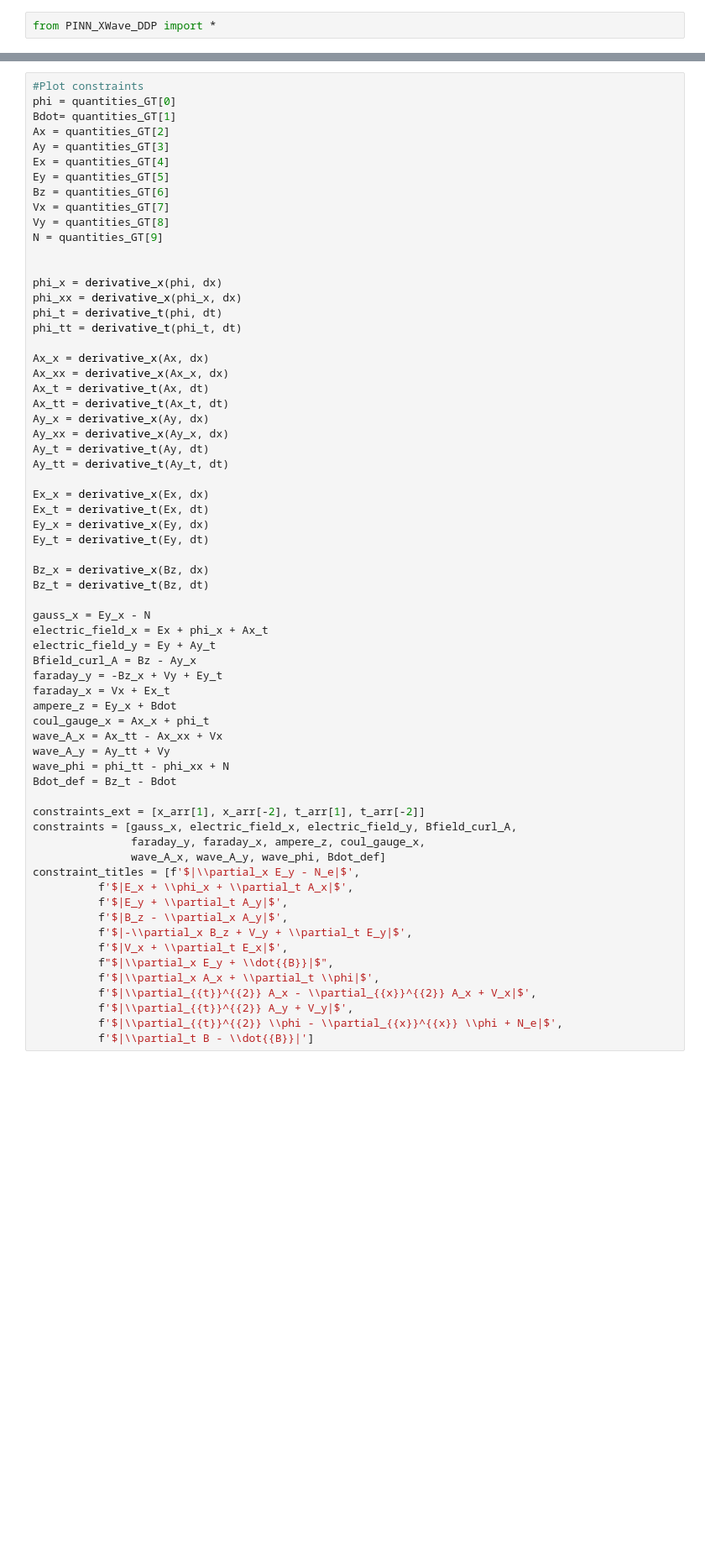
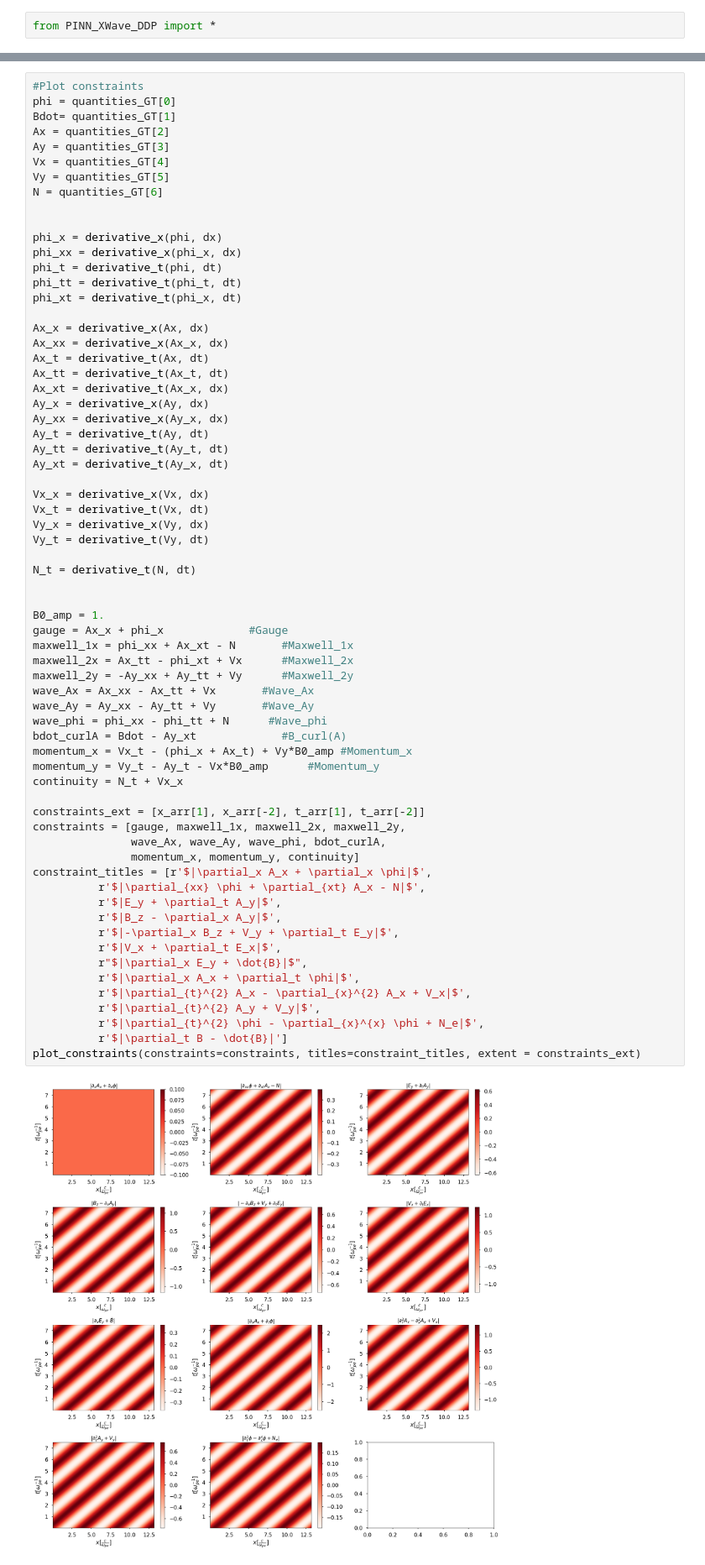
Before and after one commit to amoozing2539/Plasma_PINNS, a Jupyter notebook: PINN_XWave_test.ipynb, the cells around one changed output, grey strips where cells are left out. Shown at 84% size. Drawn from its saved outputs; the diff is of its cells as text; blank space fills up the shorter version.

```diff
--- a/PINN_XWave_test.ipynb
+++ b/PINN_XWave_test.ipynb
@@ -81,65 +81,68 @@ NameError: name 'phi_flat' is not defined
 # %%
 #Plot constraints
 phi = quantities_GT[0]
 Bdot= quantities_GT[1]
 Ax = quantities_GT[2]
 Ay = quantities_GT[3]
-Ex = quantities_GT[4]
-Ey = quantities_GT[5]
-Bz = quantities_GT[6]
-Vx = quantities_GT[7]
-Vy = quantities_GT[8]
-N = quantities_GT[9]
+Vx = quantities_GT[4]
+Vy = quantities_GT[5]
+N = quantities_GT[6]
 
 
 phi_x = derivative_x(phi, dx)
 phi_xx = derivative_x(phi_x, dx)
 phi_t = derivative_t(phi, dt)
 phi_tt = derivative_t(phi_t, dt)
+phi_xt = derivative_t(phi_x, dt)
 
 Ax_x = derivative_x(Ax, dx)
 Ax_xx = derivative_x(Ax_x, dx)
 Ax_t = derivative_t(Ax, dt)
 Ax_tt = derivative_t(Ax_t, dt)
+Ax_xt = derivative_t(Ax_x, dx)
 Ay_x = derivative_x(Ay, dx)
 Ay_xx = derivative_x(Ay_x, dx)
 Ay_t = derivative_t(Ay, dt)
 Ay_tt = derivative_t(Ay_t, dt)
+Ay_xt = derivative_t(Ay_x, dt)
 
-Ex_x = derivative_x(Ex, dx)
-Ex_t = derivative_t(Ex, dt)
-Ey_x = derivative_x(Ey, dx)
-Ey_t = derivative_t(Ey, dt)
+Vx_x = derivative_x(Vx, dx)
+Vx_t = derivative_t(Vx, dt)
+Vy_x = derivative_x(Vy, dx)
+Vy_t = derivative_t(Vy, dt)
 
-Bz_x = derivative_x(Bz, dx)
-Bz_t = derivative_t(Bz, dt)
+N_t = derivative_t(N, dt)
 
-gauss_x = Ey_x - N
-electric_field_x = Ex + phi_x + Ax_t
-electric_field_y = Ey + Ay_t
-Bfield_curl_A = Bz - Ay_x
-faraday_y = -Bz_x + Vy + Ey_t
-faraday_x = Vx + Ex_t
-ampere_z = Ey_x + Bdot
-coul_gauge_x = Ax_x + phi_t
-wave_A_x = Ax_tt - Ax_xx + Vx
-wave_A_y = Ay_tt + Vy
-wave_phi = phi_tt - phi_xx + N
-Bdot_def = Bz_t - Bdot
+
+B0_amp = 1.
+gauge = Ax_x + phi_x             #Gauge
+maxwell_1x = phi_xx + Ax_xt - N       #Maxwell_1x
+maxwell_2x = Ax_tt - phi_xt + Vx      #Maxwell_2x
+maxwell_2y = -Ay_xx + Ay_tt + Vy      #Maxwell_2y
+wave_Ax = Ax_xx - Ax_tt + Vx       #Wave_Ax
+wave_Ay = Ay_xx - Ay_tt + Vy       #Wave_Ay
+wave_phi = phi_xx - phi_tt + N      #Wave_phi
+bdot_curlA = Bdot - Ay_xt             #B_curl(A)
+momentum_x = Vx_t - (phi_x + Ax_t) + Vy*B0_amp #Momentum_x
+momentum_y = Vy_t - Ay_t - Vx*B0_amp      #Momentum_y
+continuity = N_t + Vx_x
 
 constraints_ext = [x_arr[1], x_arr[-2], t_arr[1], t_arr[-2]]
-constraints = [gauss_x, electric_field_x, electric_field_y, Bfield_curl_A,
-               faraday_y, faraday_x, ampere_z, coul_gauge_x,
-               wave_A_x, wave_A_y, wave_phi, Bdot_def]
-constraint_titles = [f'$|\\partial_x E_y - N_e|$',
-          f'$|E_x + \\phi_x + \\partial_t A_x|$',
-          f'$|E_y + \\partial_t A_y|$',
-          f'$|B_z - \\partial_x A_y|$',
-          f'$|-\\partial_x B_z + V_y + \\partial_t E_y|$',
-          f'$|V_x + \\partial_t E_x|$',
-          f"$|\\partial_x E_y + \\dot{{B}}|$",
-          f'$|\\partial_x A_x + \\partial_t \\phi|$',
-          f'$|\\partial_{{t}}^{{2}} A_x - \\partial_{{x}}^{{2}} A_x + V_x|$',
-          f'$|\\partial_{{t}}^{{2}} A_y + V_y|$',
-          f'$|\\partial_{{t}}^{{2}} \\phi - \\partial_{{x}}^{{x}} \\phi + N_e|$',
-          f'$|\\partial_t B - \\dot{{B}}|']
+constraints = [gauge, maxwell_1x, maxwell_2x, maxwell_2y,
+               wave_Ax, wave_Ay, wave_phi, bdot_curlA,
+               momentum_x, momentum_y, continuity]
+constraint_titles = [r'$|\partial_x A_x + \partial_x \phi|$',
+          r'$|\partial_{xx} \phi + \partial_{xt} A_x - N|$',
+          r'$|E_y + \partial_t A_y|$',
+          r'$|B_z - \partial_x A_y|$',
+          r'$|-\partial_x B_z + V_y + \partial_t E_y|$',
+          r'$|V_x + \partial_t E_x|$',
+          r"$|\partial_x E_y + \dot{B}|$",
+          r'$|\partial_x A_x + \partial_t \phi|$',
+          r'$|\partial_{t}^{2} A_x - \partial_{x}^{2} A_x + V_x|$',
+          r'$|\partial_{t}^{2} A_y + V_y|$',
+          r'$|\partial_{t}^{2} \phi - \partial_{x}^{x} \phi + N_e|$',
+          r'$|\partial_t B - \dot{B}|']
+plot_constraints(constraints=constraints, titles=constraint_titles, extent = constraints_ext)
+# %% [output]
+[figure, added]
```
Also changed, not shown: parts of 3 cells of this notebook, 3 other files.
